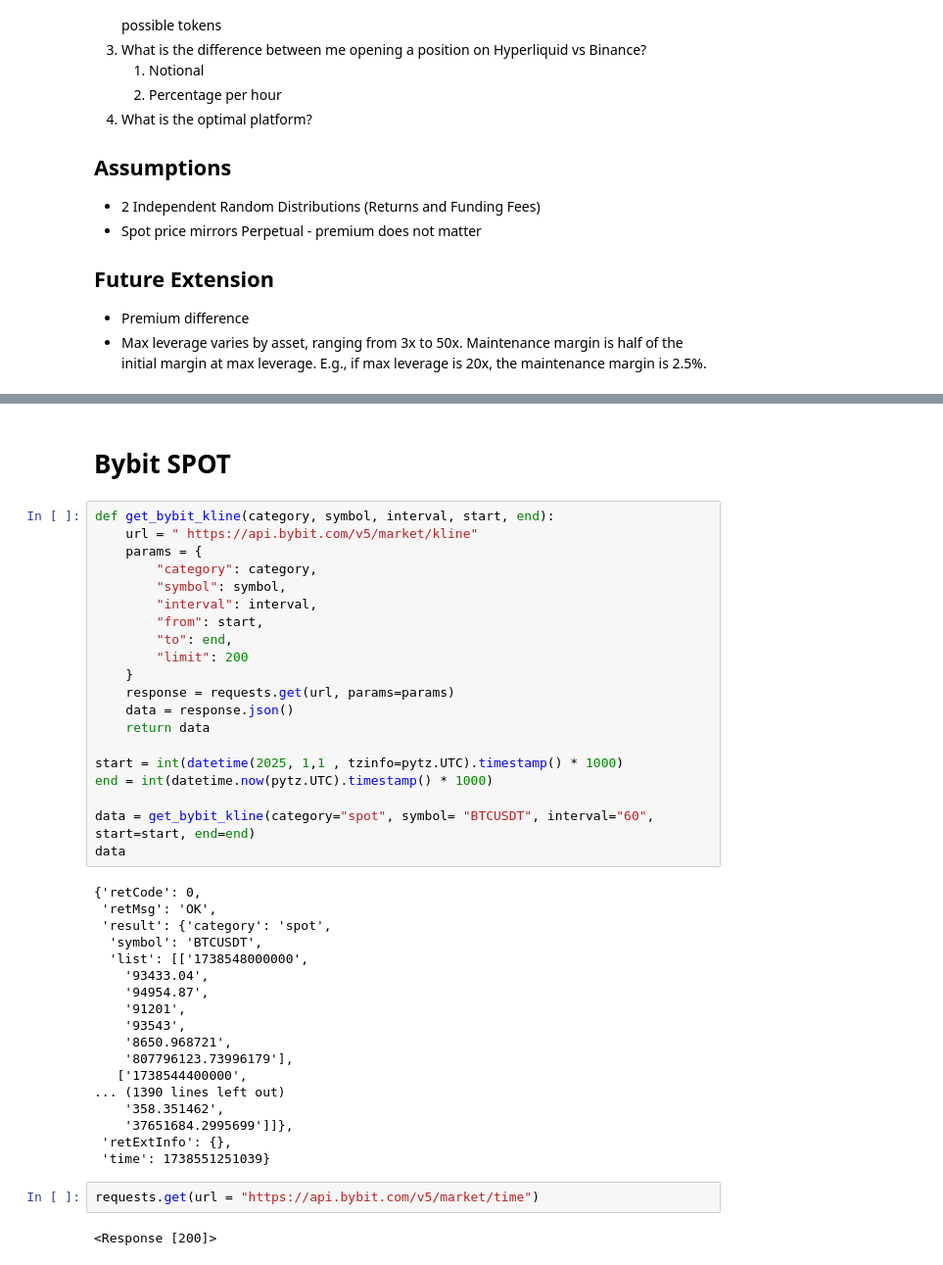
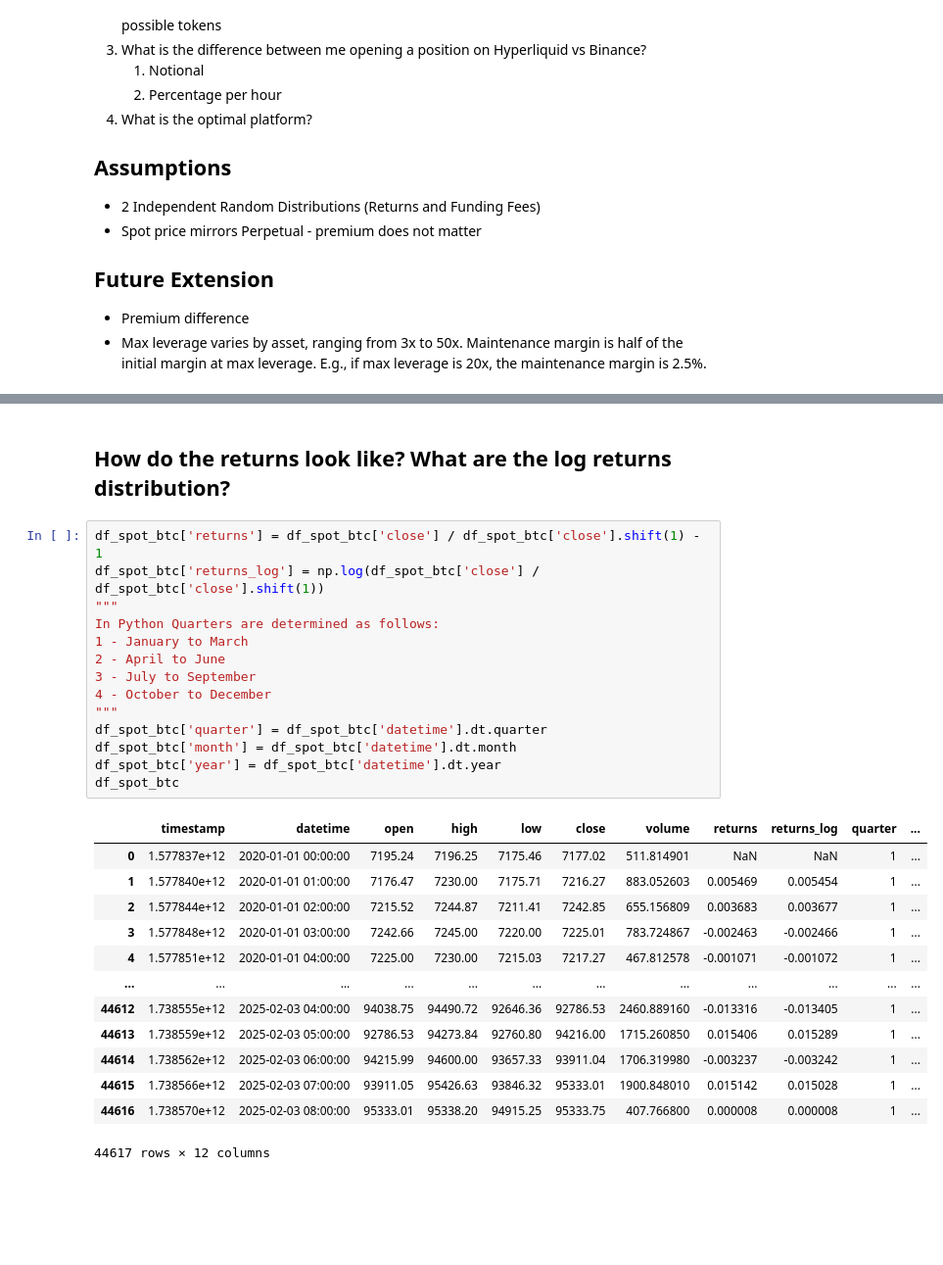
Before and after one commit to ryantjx/stochastic-modelling-of-digital-asset-perpetual-futures, a Jupyter notebook: notebooks/2_fundingandprice.ipynb, the cells around one changed output, grey strips where cells are left out. Shown at 98% size. Drawn from its saved outputs; the diff is of its cells as text; blank space fills up the shorter version.

```diff
--- a/notebooks/2_fundingandprice.ipynb
+++ b/notebooks/2_fundingandprice.ipynb
@@ -75,44 +179,30 @@ data
-# %% [markdown]
-# Bybit SPOT
-# %%
-def get_bybit_kline(category, symbol, interval, start, end):
-    url = " https://api.bybit.com/v5/market/kline"
-    params = {
-        "category": category,
-        "symbol": symbol,
-        "interval": interval,
-        "from": start,
-        "to": end,
-        "limit": 200
-    }
-    response = requests.get(url, params=params)
-    data = response.json()
-    return data
-
-start = int(datetime(2025, 1,1 , tzinfo=pytz.UTC).timestamp() * 1000)
-end = int(datetime.now(pytz.UTC).timestamp() * 1000)
-
-data = get_bybit_kline(category="spot", symbol= "BTCUSDT", interval="60", start=start, end=end)
-data
-# %% [output]
-{'retCode': 0,
- 'retMsg': 'OK',
- 'result': {'category': 'spot',
-  'symbol': 'BTCUSDT',
-  'list': [['1738548000000',
-    '93433.04',
-    '94954.87',
-    '91201',
-    '93543',
-    '8650.968721',
-    '807796123.73996179'],
-   ['1738544400000',
-... (1390 lines left out)
-    '358.351462',
-    '37651684.2995699']]},
- 'retExtInfo': {},
- 'time': 1738551251039}
-# %%
-requests.get(url = "https://api.bybit.com/v5/market/time")
-# %% [output]
-<Response [200]>
+# %% [markdown]
+## How do the returns look like? What are the log returns distribution?
+# %%
+df_spot_btc['returns'] = df_spot_btc['close'] / df_spot_btc['close'].shift(1) - 1
+df_spot_btc['returns_log'] = np.log(df_spot_btc['close'] / df_spot_btc['close'].shift(1))
+"""
+In Python Quarters are determined as follows:
+1 - January to March
+2 - April to June
+3 - July to September
+4 - October to December
+"""
+df_spot_btc['quarter'] = df_spot_btc['datetime'].dt.quarter
+df_spot_btc['month'] = df_spot_btc['datetime'].dt.month
+df_spot_btc['year'] = df_spot_btc['datetime'].dt.year
+df_spot_btc
+# %% [output]
+|  | timestamp | datetime | open | high | low | close | volume | returns | returns_log | quarter | ... |
+| 0 | 1.577837e+12 | 2020-01-01 00:00:00 | 7195.24 | 7196.25 | 7175.46 | 7177.02 | 511.814901 | NaN | NaN | 1 | ... |
+| 1 | 1.577840e+12 | 2020-01-01 01:00:00 | 7176.47 | 7230.00 | 7175.71 | 7216.27 | 883.052603 | 0.005469 | 0.005454 | 1 | ... |
+| 2 | 1.577844e+12 | 2020-01-01 02:00:00 | 7215.52 | 7244.87 | 7211.41 | 7242.85 | 655.156809 | 0.003683 | 0.003677 | 1 | ... |
+| 3 | 1.577848e+12 | 2020-01-01 03:00:00 | 7242.66 | 7245.00 | 7220.00 | 7225.01 | 783.724867 | -0.002463 | -0.002466 | 1 | ... |
+| 4 | 1.577851e+12 | 2020-01-01 04:00:00 | 7225.00 | 7230.00 | 7215.03 | 7217.27 | 467.812578 | -0.001071 | -0.001072 | 1 | ... |
+| ... | ... | ... | ... | ... | ... | ... | ... | ... | ... | ... | ... |
+| 44612 | 1.738555e+12 | 2025-02-03 04:00:00 | 94038.75 | 94490.72 | 92646.36 | 92786.53 | 2460.889160 | -0.013316 | -0.013405 | 1 | ... |
+| 44613 | 1.738559e+12 | 2025-02-03 05:00:00 | 92786.53 | 94273.84 | 92760.80 | 94216.00 | 1715.260850 | 0.015406 | 0.015289 | 1 | ... |
+| 44614 | 1.738562e+12 | 2025-02-03 06:00:00 | 94215.99 | 94600.00 | 93657.33 | 93911.04 | 1706.319980 | -0.003237 | -0.003242 | 1 | ... |
+| 44615 | 1.738566e+12 | 2025-02-03 07:00:00 | 93911.05 | 95426.63 | 93846.32 | 95333.01 | 1900.848010 | 0.015142 | 0.015028 | 1 | ... |
+| 44616 | 1.738570e+12 | 2025-02-03 08:00:00 | 95333.01 | 95338.20 | 94915.25 | 95333.75 | 407.766800 | 0.000008 | 0.000008 | 1 | ... |
+44617 rows × 12 columns
```
Also changed, not shown: parts of 20 cells of this notebook, 1 other file.
